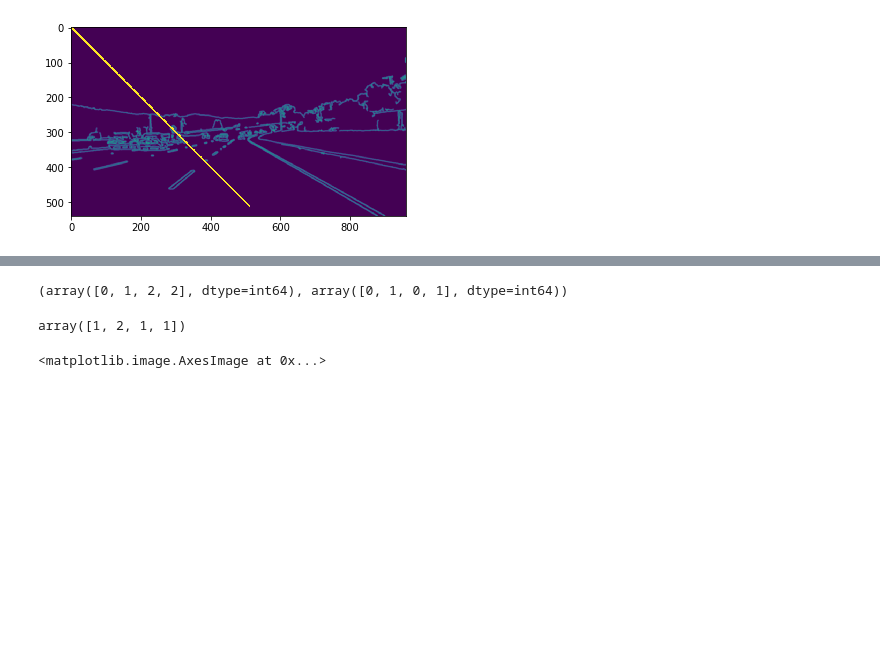
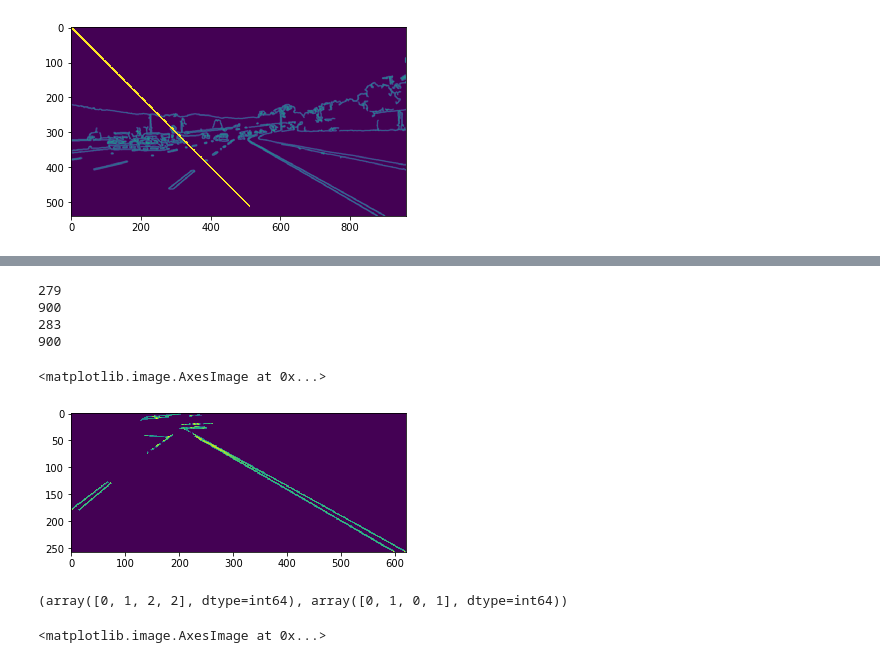
Before and after one commit to YouYueHuang/SelfDrivingCarProjects, a Jupyter notebook: CarND-LaneLines-P1-master/P1.ipynb, the cells around one changed output, grey strips where cells are left out. Drawn from its saved outputs; the diff is of its cells as text; code cells hidden in the pictures; blank space fills up the shorter version.

```diff
--- a/CarND-LaneLines-P1-master/P1.ipynb
+++ b/CarND-LaneLines-P1-master/P1.ipynb
@@ -288,13 +322,25 @@ array([ 79,  78,  71, ..., 112,  78,  39], dtype=uint8)
+# %%
+print(top_lane)
+print (bottom_lane)
+print (left_lane)
+print (right_lane)
+# %% [output]
+279
+900
+283
+900
+# %%
+
+plt.imshow(lane_contour_img[left_lane:right_lane, top_lane:bottom_lane])
+# %% [output]
+<matplotlib.image.AxesImage at 0x...>
+[figure, added]
 # %%
 # find non zero element
 x = np.array([[1,0,0], [0,2,0], [1,1,0]])
 np.nonzero(x)
 # %% [output]
 (array([0, 1, 2, 2], dtype=int64), array([0, 1, 0, 1], dtype=int64))
-# %%
-x[np.nonzero(x)]
-# %% [output]
-array([1, 2, 1, 1])
 # %%
 kernel_size = 7
 blurred_lane_img = gaussian_blur(cv2.bitwise_and(masked_img, line_img[:,:,0]), kernel_size)
```
Also changed, not shown: parts of 17 cells of this notebook, 2 other files.
